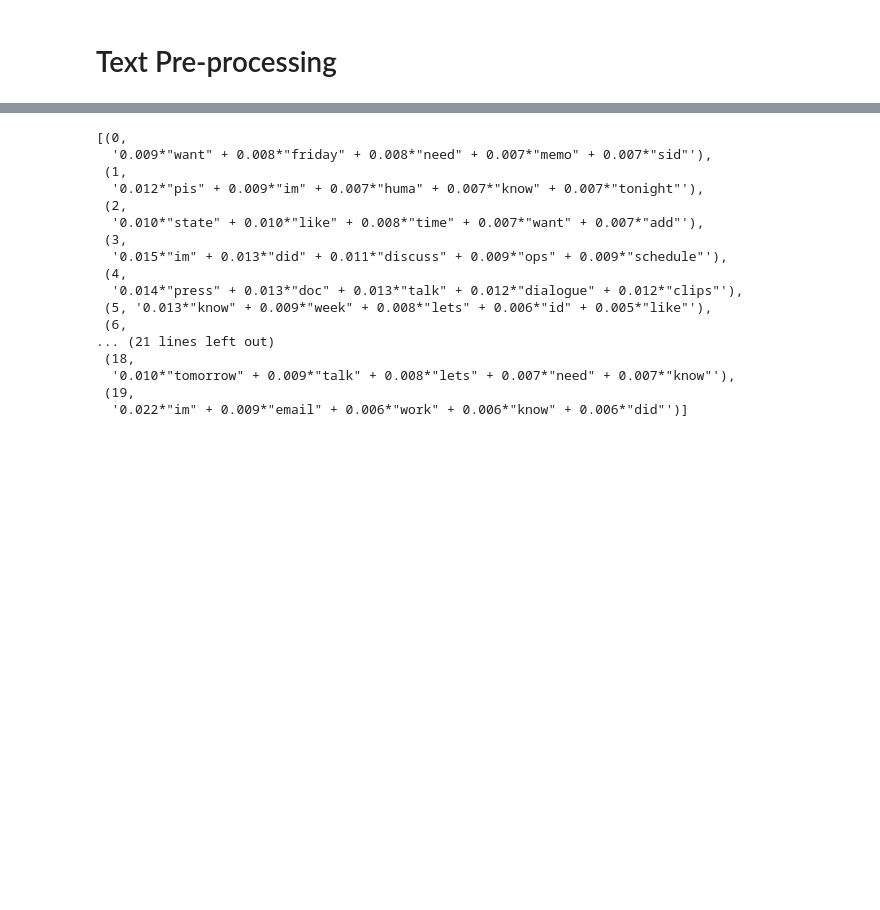
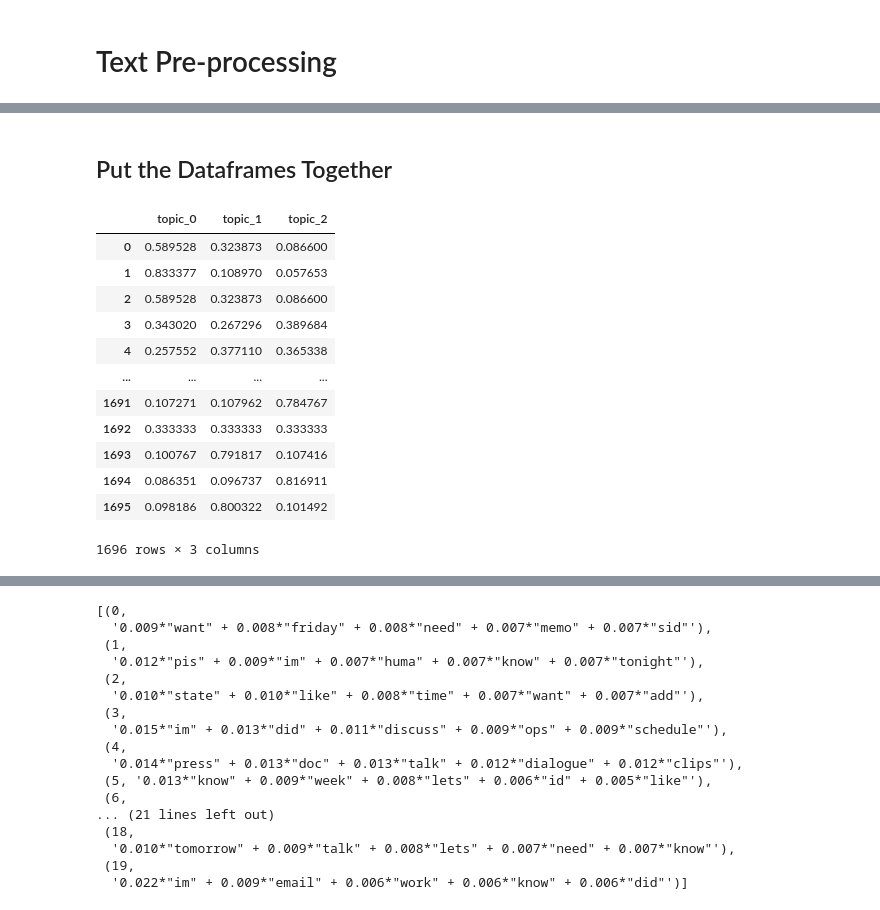
Before and after one commit to vanessa920/nlp_hillary_email, a Jupyter notebook: hilary_sent_nlp.ipynb, the cells around one changed output, grey strips where cells are left out. Drawn from its saved outputs; the diff is of its cells as text; code cells hidden in the pictures; blank space fills up the shorter version.

```diff
--- a/hilary_sent_nlp.ipynb
+++ b/hilary_sent_nlp.ipynb
@@ -51,0 +196,18 @@ Name: ExtractedBodyText, Length: 1882, dtype: object
+# %% [markdown]
+## Put the Dataframes Together
+# %%
+topic_matrix_df
+# %% [output]
+|  | topic_0 | topic_1 | topic_2 |
+| 0 | 0.589528 | 0.323873 | 0.086600 |
+| 1 | 0.833377 | 0.108970 | 0.057653 |
+| 2 | 0.589528 | 0.323873 | 0.086600 |
+| 3 | 0.343020 | 0.267296 | 0.389684 |
+| 4 | 0.257552 | 0.377110 | 0.365338 |
+| ... | ... | ... | ... |
+| 1691 | 0.107271 | 0.107962 | 0.784767 |
+| 1692 | 0.333333 | 0.333333 | 0.333333 |
+| 1693 | 0.100767 | 0.791817 | 0.107416 |
+| 1694 | 0.086351 | 0.096737 | 0.816911 |
+| 1695 | 0.098186 | 0.800322 | 0.101492 |
+1696 rows × 3 columns
```
Also changed, not shown: parts of 48 cells of this notebook, 2 other files.
